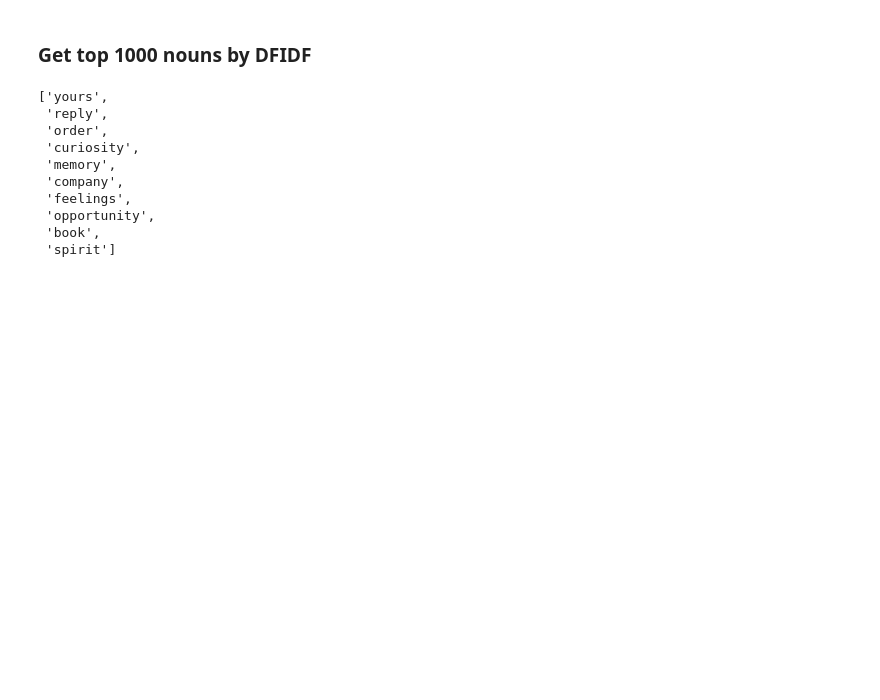
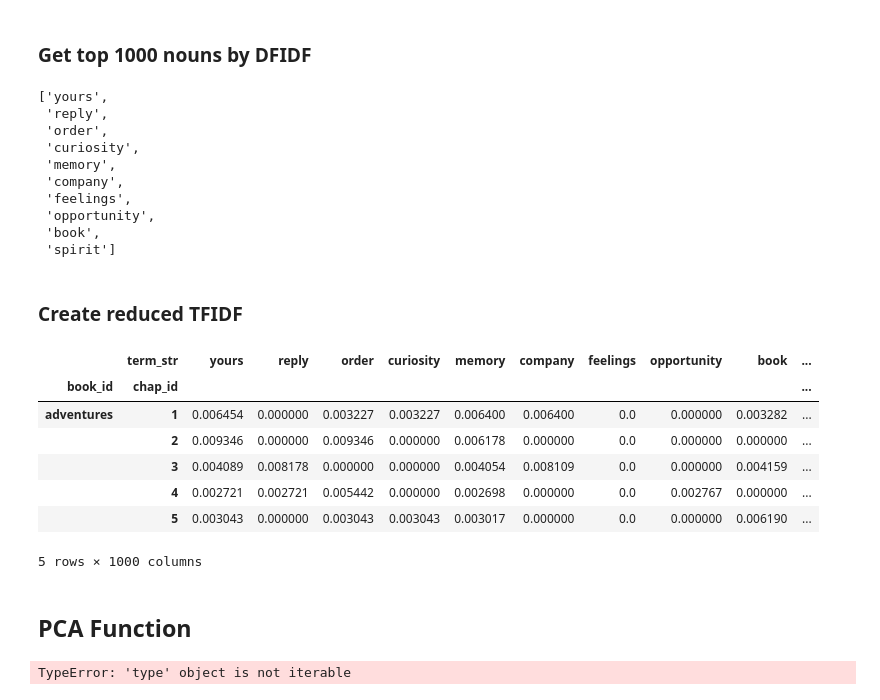
Before and after one commit to rlipps/DS5001-2024-01-R, a Jupyter notebook: lessons/M07_FeaturesAndComponents/M07_HW.ipynb, the cells around one changed output. Saved outputs shown, nothing was run; the diff lists cells and outputs as text; code cells hidden in the pictures; blank space fills up the shorter version.

```diff
--- a/lessons/M07_FeaturesAndComponents/M07_HW.ipynb
+++ b/lessons/M07_FeaturesAndComponents/M07_HW.ipynb
@@ -198,3 +198,73 @@ sig_terms[:10]
  'opportunity',
  'book',
  'spirit']
+# %% [markdown]
+### Create reduced TFIDF
+# %%
+TFIDF_RED = TFIDF[sig_terms]
+TFIDF_RED.head()
+# %% [output]
+|  | term_str | yours | reply | order | curiosity | memory | company | feelings | opportunity | book | ... |
+| book_id | chap_id |  |  |  |  |  |  |  |  |  | ... |
+| adventures | 1 | 0.006454 | 0.000000 | 0.003227 | 0.003227 | 0.006400 | 0.006400 | 0.0 | 0.000000 | 0.003282 | ... |
+|  | 2 | 0.009346 | 0.000000 | 0.009346 | 0.000000 | 0.006178 | 0.000000 | 0.0 | 0.000000 | 0.000000 | ... |
+|  | 3 | 0.004089 | 0.008178 | 0.000000 | 0.000000 | 0.004054 | 0.008109 | 0.0 | 0.000000 | 0.004159 | ... |
+|  | 4 | 0.002721 | 0.002721 | 0.005442 | 0.000000 | 0.002698 | 0.000000 | 0.0 | 0.002767 | 0.000000 | ... |
+|  | 5 | 0.003043 | 0.000000 | 0.003043 | 0.003043 | 0.003017 | 0.000000 | 0.0 | 0.000000 | 0.006190 | ... |
+5 rows × 1000 columns
+# %% [markdown]
+## PCA Function
+# %%
+def get_PCA(X:pd.DataFrame, k:int, norm_docs=True, center_by_mean=True, center_by_variance=True) -> tuple:
+    '''
+    Function to compute PCA on a given document-term count matrix.
+
+    PARAMETERS:
+
+    X - pandas `DataFrame` representing document-term count matrix to perform PCA on
+
+    k - int number of principal components to return
+
+    norm_docs - bool (defaults to True) of whether to normalize document length. Uses L2 norm
+
+    center_by_mean - bool (defaults to True) of whether to center term vectors by column mean. Uses pandas `.cov()` method
+
+    center_by_variance - bool (defaults to True) of whether to center term vectors by column variance. Uses pandas `.cov()` method
+
+
+    OUTPUTS:
+
+    LOADINGS - pandas `DataFrame` representing term-component matrix
+
+    DCM - pandas `DataFrame` representing document-component matrix
+
+    COMPINF - pandas `DataFrame` representing component information
+    '''
+
+    # Input handling to ensure only one centering method is used
+    if (center_by_mean and center_by_mean):
+        raise SyntaxError('Cannot center by both mean and variance')
+
+    # Normalize docs
+    if (norm_docs):
+        tfidf = (X.T/norm(X, 2, axis=1)).T
+
+    # Center by mean
+    if (center_by_mean):
+        tfidf = tfidf - tfidf.mean()
+
+    # Center by variance
+    if (center_by_variance):
+        tfidf = tfidf - tfidf.var()
+
+    # Compute variance-covariange matrix
+    COV = tfidf.cov()
+
+    # Eigendecomposition
+    eig_vals, eig_vecs = eigh(COV)
+
+    # Convernt eigenvalues and eigenvectors into DataFrames
+    EIG_VALS = pd.DataFrame(eig_vals, index=COV.index, columns=COV.index)
+    EIG_VECS = pd.DataFrame(eig_vecs, index=COV.index, columns=['eig_val'])
+# %% [output]
+TypeError: 'type' object is not iterable
```
Also changed, not shown: parts of 1 cell of this notebook.
